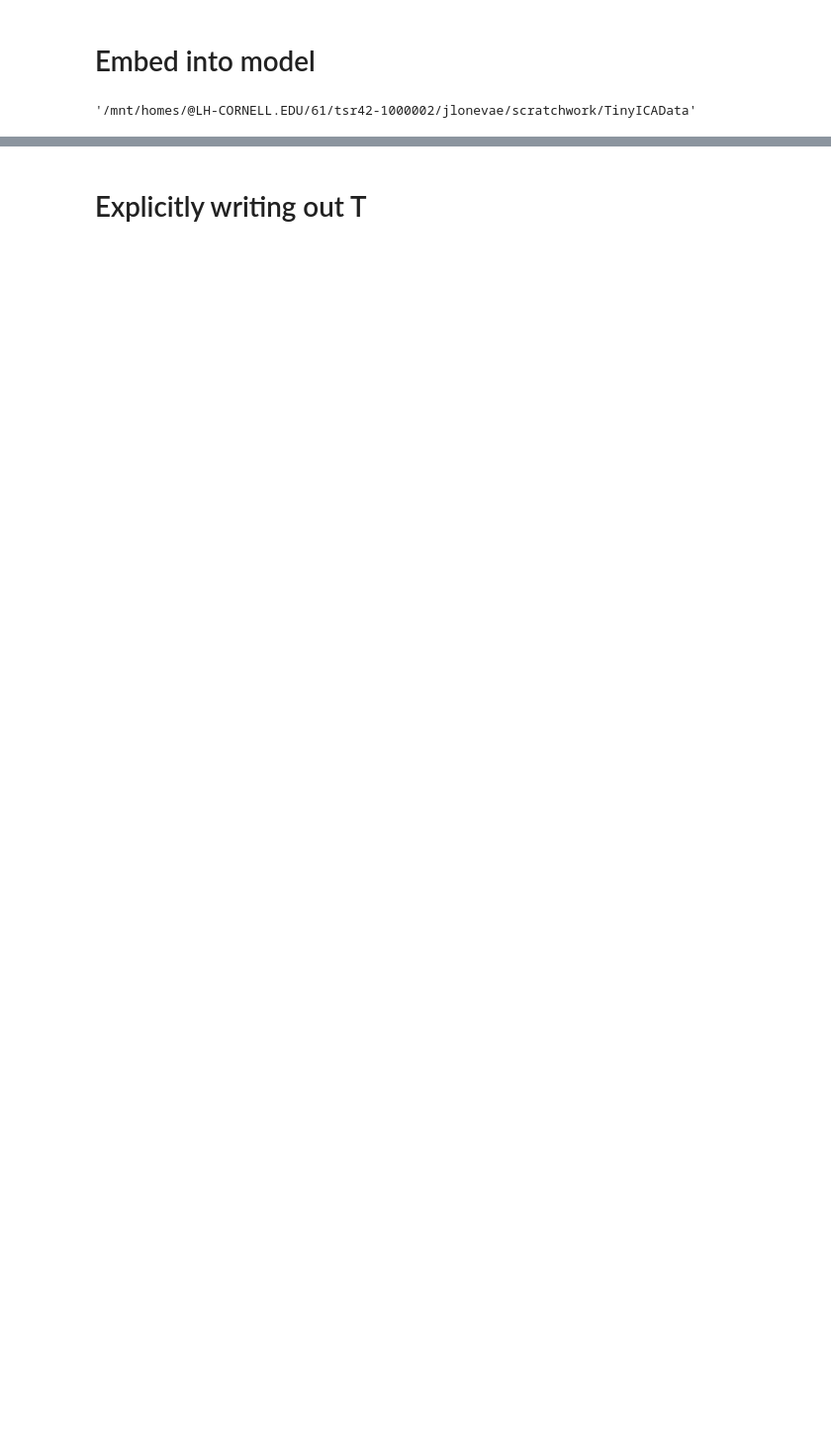
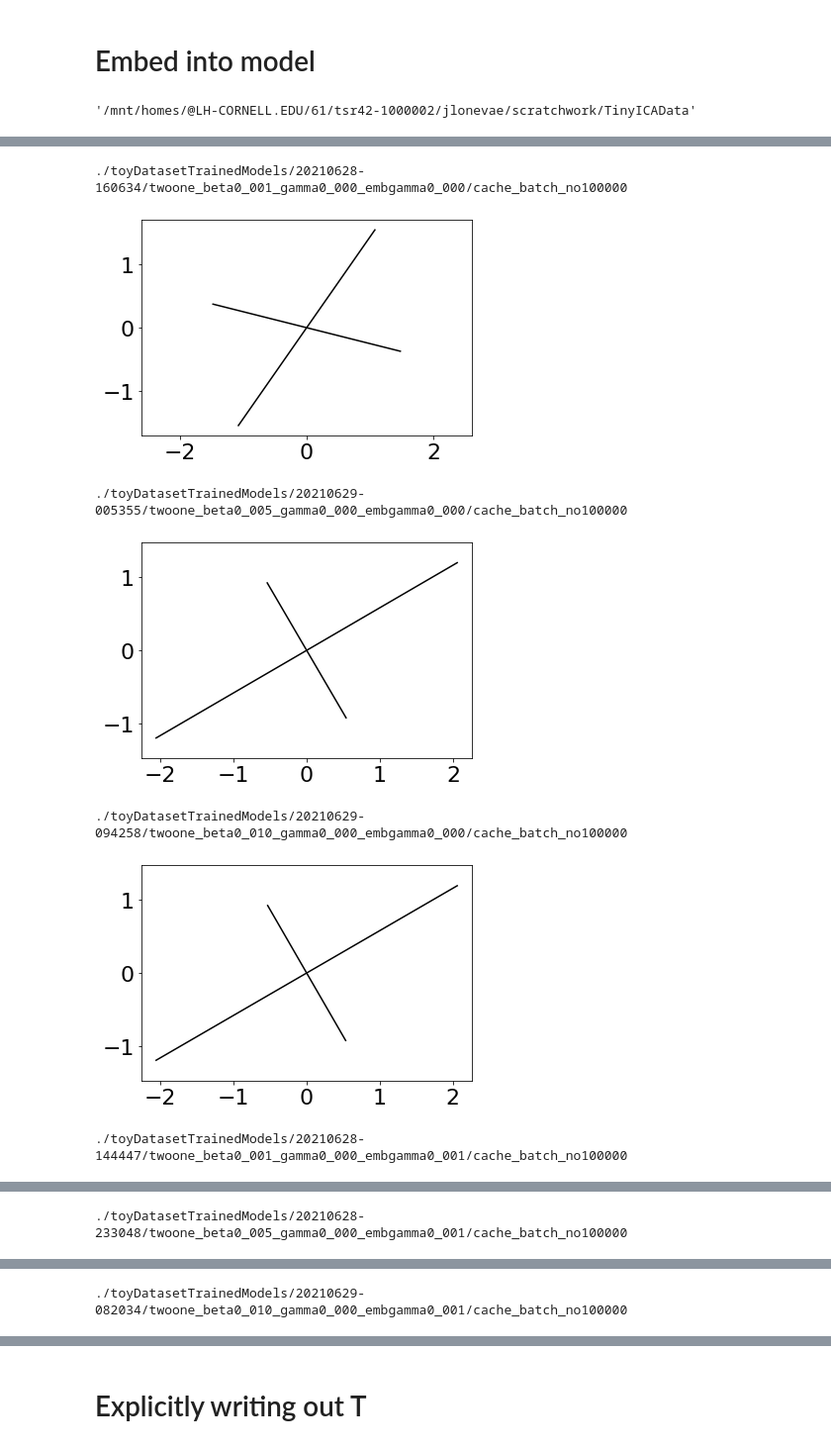
Before and after one commit to travers-rhodes/jlonevae, a Jupyter notebook: scratchwork/TinyICAData/visualize_model.ipynb, the cells around one changed output, grey strips where cells are left out. Shown at 99% size. Saved outputs shown, nothing was run; the diff lists cells and outputs as text; code cells hidden in the pictures; blank space fills up the shorter version.

```diff
--- a/scratchwork/TinyICAData/visualize_model.ipynb
+++ b/scratchwork/TinyICAData/visualize_model.ipynb
@@ -71,0 +131,27 @@ model.parameters
+# %%
+for embgamma in ["0_000","0_001","0_005","0_010","0_100","1_000","10_000"]:
+    model_path_matches = glob.glob(f"./toyDatasetTrainedModels/*/twoone_beta*_gamma0_000_embgamma{embgamma}/cache_batch_no100000")
+    for model_path in np.sort(model_path_matches):
+        print(model_path)
+        model = load_model(model_path,device)
+        for name, p in model.named_parameters():
+            if name == "gen_fcs.0.weight":
+                w = p.data.cpu().detach().numpy()
+        #print(-np.sort(-np.diag(w.T@w)))
+        for v in w.T:
+            plt.plot((-v[0],v[0]),(-v[1],v[1]), color="black")
+        plt.axis("equal")
+        lim = np.max(np.abs(w))*1.1
+        if not lim > 0:
+            continue
+        plt.ylim((-lim,lim))
+        plt.xlim((-lim,lim))
+        plt.show();plt.close();
+# %% [output]
+./toyDatasetTrainedModels/20210628-160634/twoone_beta0_001_gamma0_000_embgamma0_000/cache_batch_no100000
+[figure, added]
+./toyDatasetTrainedModels/20210629-005355/twoone_beta0_005_gamma0_000_embgamma0_000/cache_batch_no100000
+[figure, added]
+./toyDatasetTrainedModels/20210629-094258/twoone_beta0_010_gamma0_000_embgamma0_000/cache_batch_no100000
+[figure, added]
+./toyDatasetTrainedModels/20210628-144447/twoone_beta0_001_gamma0_000_embgamma0_001/cache_batch_no100000
@@ -71,0 +159 @@ model.parameters
+./toyDatasetTrainedModels/20210628-233048/twoone_beta0_005_gamma0_000_embgamma0_001/cache_batch_no100000
@@ -71,0 +161 @@ model.parameters
+./toyDatasetTrainedModels/20210629-082034/twoone_beta0_010_gamma0_000_embgamma0_001/cache_batch_no100000
```
Also changed, not shown: parts of 12 cells of this notebook, 6 other files.
